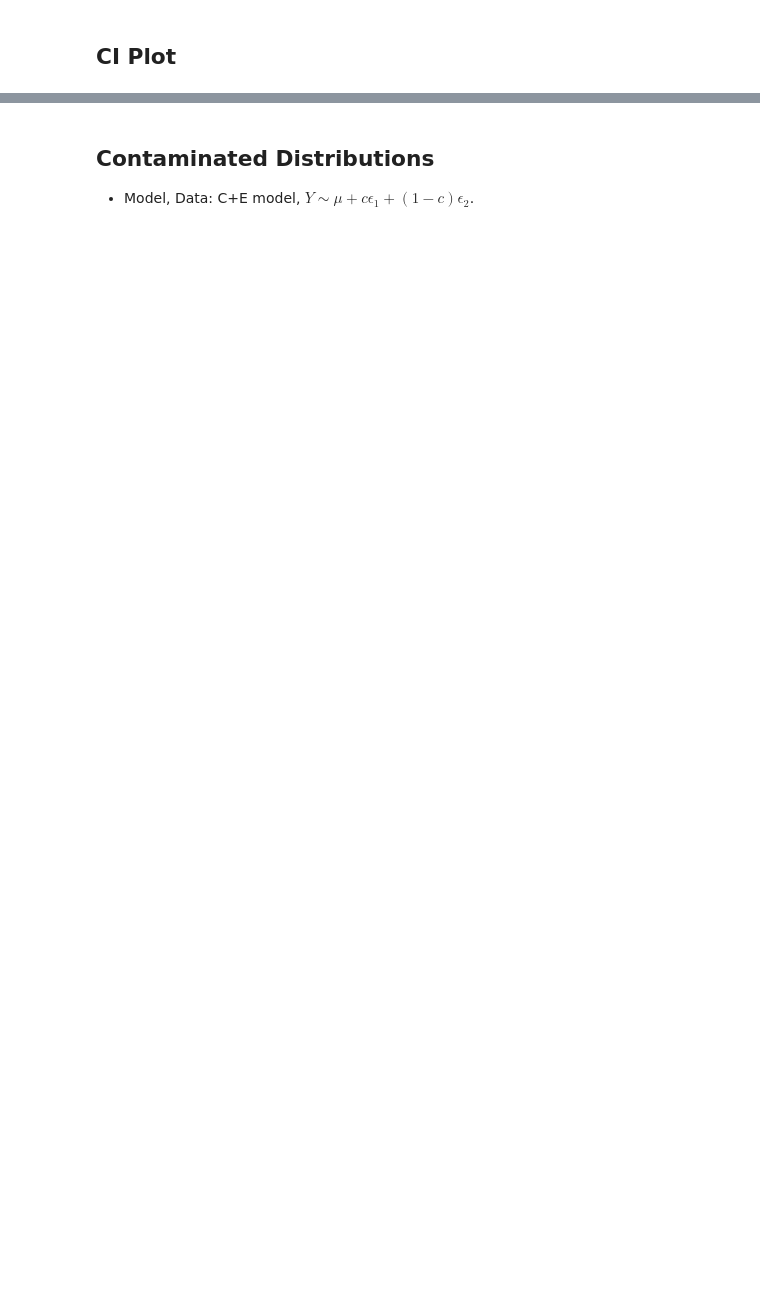
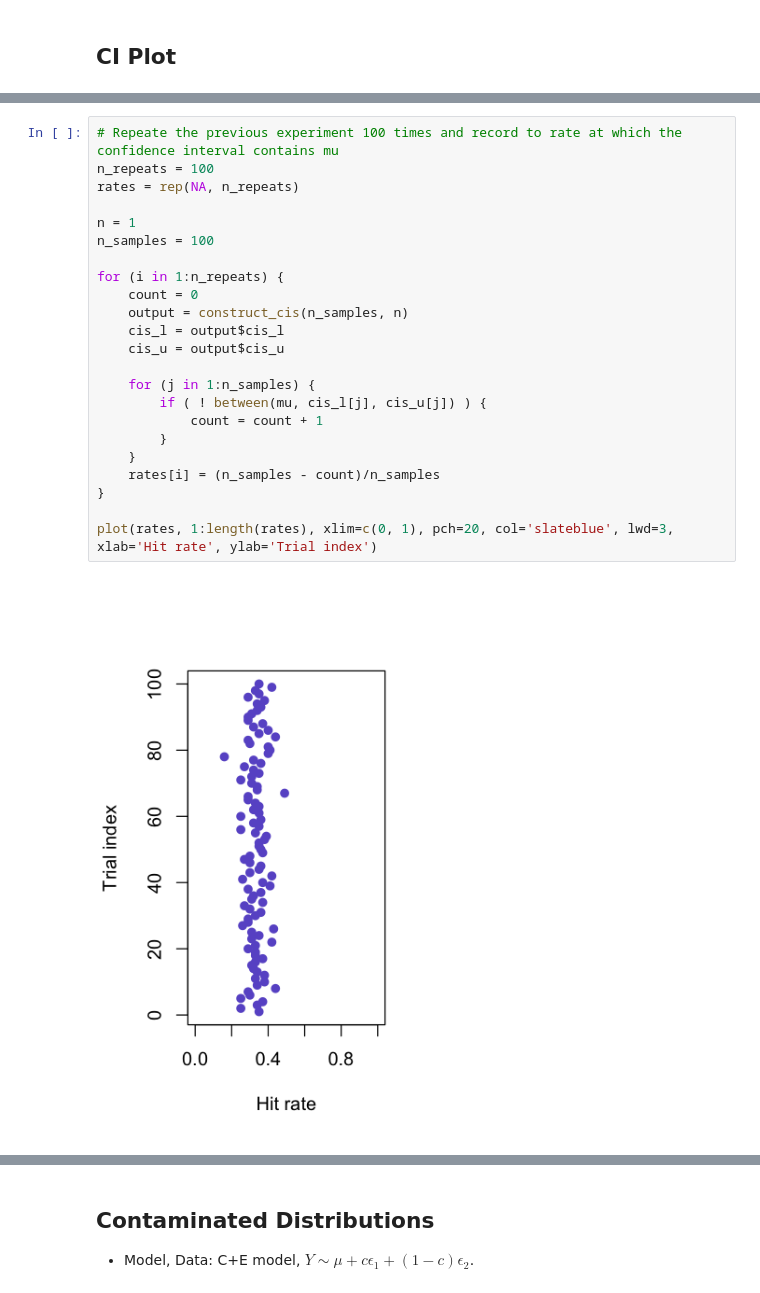
Before and after one commit to trankhanhtk/Statistics-with-R, a Jupyter notebook: Robustness_of_Classical_Confidence_Intervals.ipynb, the cells around one changed output, grey strips where cells are left out. Cells and saved outputs as stored; diff of their text form; blank space fills up the shorter version.

```diff
--- a/Robustness_of_Classical_Confidence_Intervals.ipynb
+++ b/Robustness_of_Classical_Confidence_Intervals.ipynb
@@ -87,0 +111,25 @@ no. of intervels do not contain mu 7
+# %%
+# Repeate the previous experiment 100 times and record to rate at which the confidence interval contains mu
+n_repeats = 100
+rates = rep(NA, n_repeats)
+
+n = 1
+n_samples = 100
+
+for (i in 1:n_repeats) {
+    count = 0
+    output = construct_cis(n_samples, n)
+    cis_l = output$cis_l
+    cis_u = output$cis_u
+
+    for (j in 1:n_samples) {
+        if ( ! between(mu, cis_l[j], cis_u[j]) ) {
+            count = count + 1
+        }
+    }
+    rates[i] = (n_samples - count)/n_samples
+}
+
+plot(rates, 1:length(rates), xlim=c(0, 1), pch=20, col='slateblue', lwd=3, xlab='Hit rate', ylab='Trial index')
+# %% [output]
+[figure, added]
```
Also changed, not shown: parts of 54 cells of this notebook.
